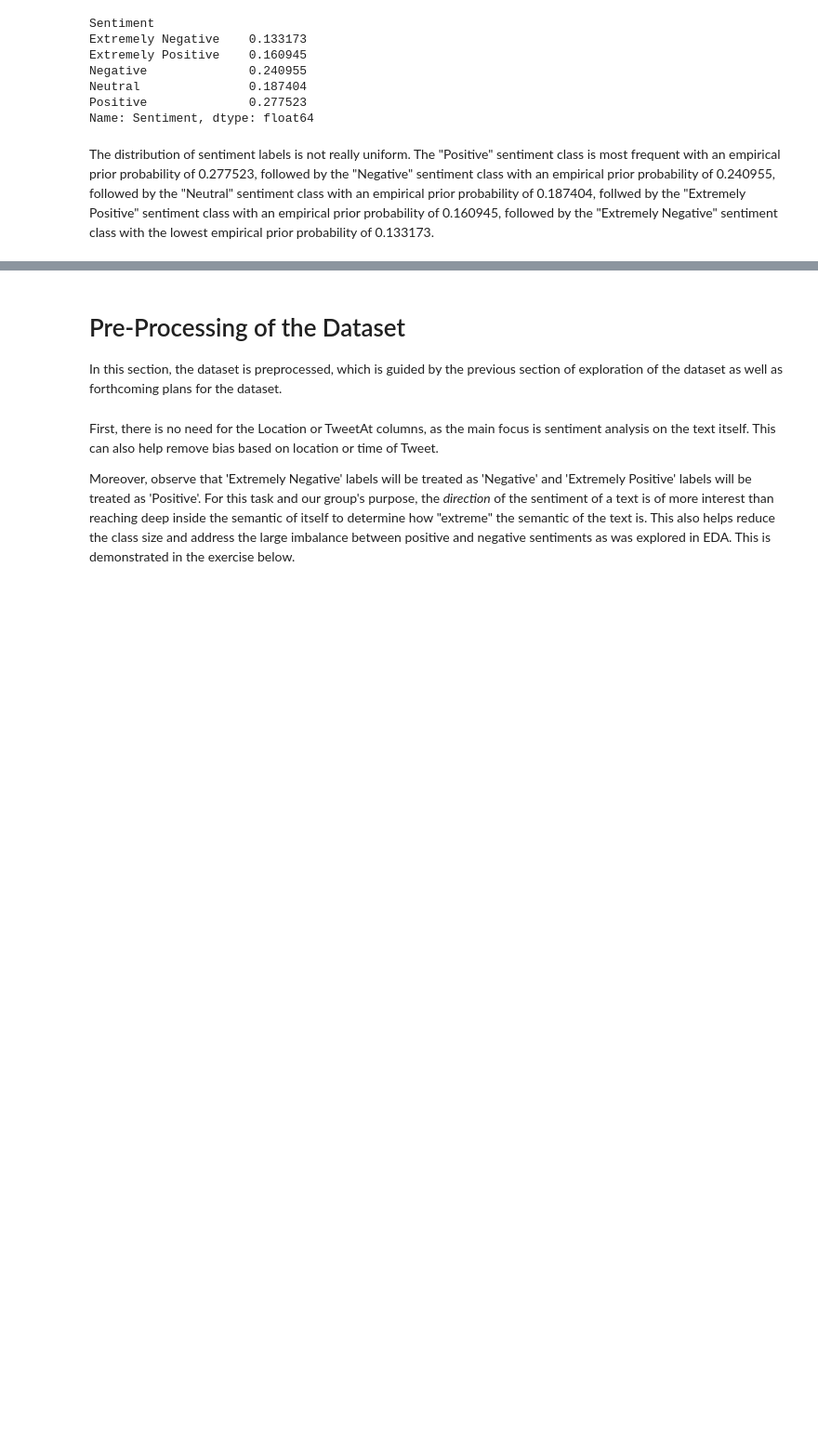
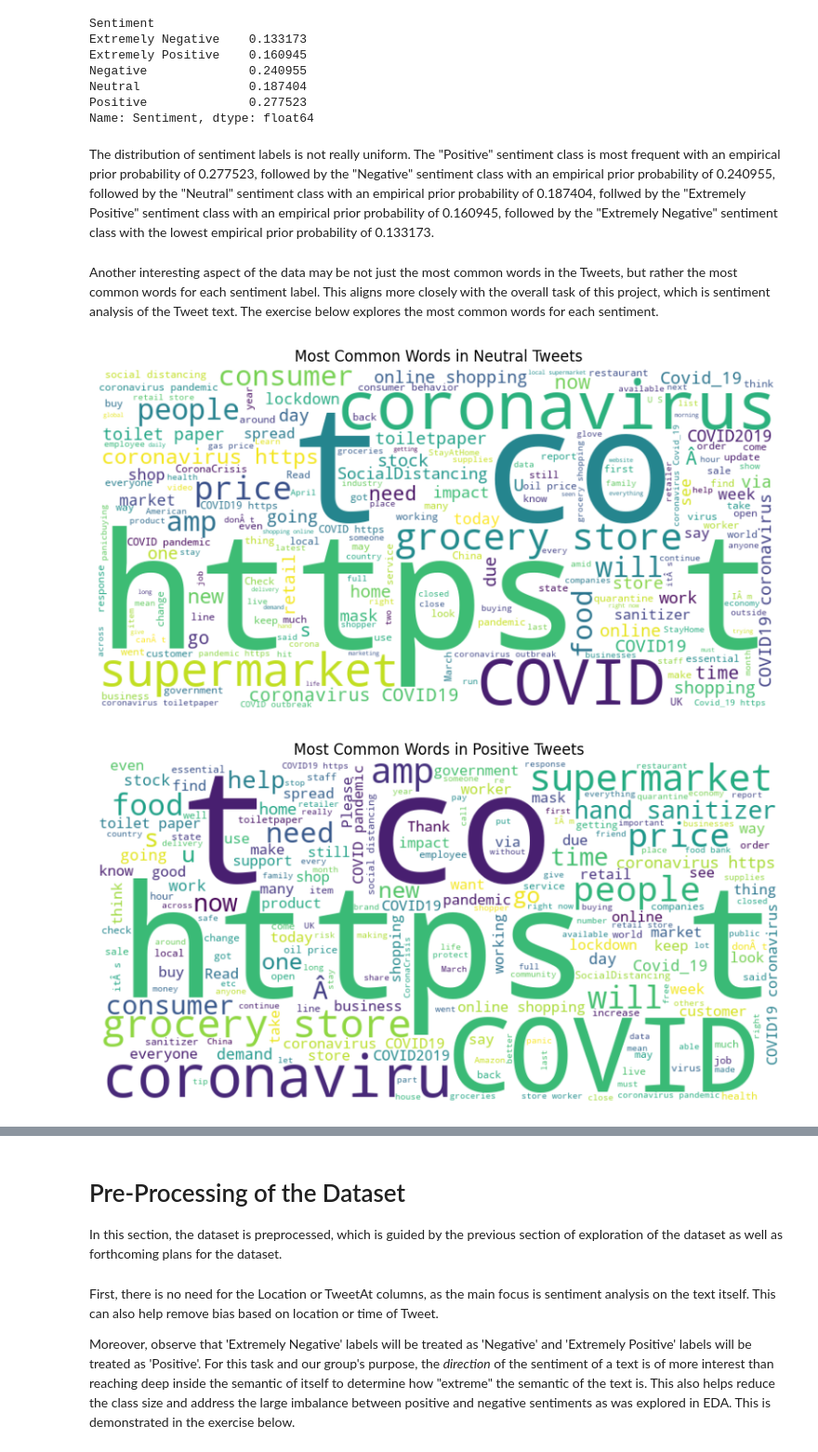
Before and after one commit to ALIENHZ1/ECE443_Term_Project, a Jupyter notebook: Covid/The_Sigmoid_Squad_Dataset4_3CLASSES.ipynb, the cells around one changed output, grey strips where cells are left out. Shown at 93% size. Drawn from its saved outputs; the diff is of its cells as text; code cells hidden in the pictures; blank space fills up the shorter version.

```diff
--- a/Covid/The_Sigmoid_Squad_Dataset4_3CLASSES.ipynb
+++ b/Covid/The_Sigmoid_Squad_Dataset4_3CLASSES.ipynb
@@ -319,3 +376,20 @@ Positive              0.277523
 Name: Sentiment, dtype: float64
 # %% [markdown]
 The distribution of sentiment labels is not really uniform. The "Positive" sentiment class is most frequent with an empirical prior probability of 0.277523, followed by the "Negative" sentiment class with an empirical prior probability of 0.240955, followed by the "Neutral" sentiment class with an empirical prior probability of 0.187404, follwed by the "Extremely Positive" sentiment class with an empirical prior probability of 0.160945, followed by the "Extremely Negative" sentiment class with the lowest empirical prior probability of 0.133173.
+# %% [markdown]
+Another interesting aspect of the data may be not just the most common words in the Tweets, but rather the most common words for each sentiment label. This aligns more closely with the overall task of this project, which is sentiment analysis of the Tweet text. The exercise below explores the most common words for each sentiment.
+# %%
+def create_wordcloud(sentiment):
+    text = " ".join(train_df[train_df['Sentiment'] == sentiment]['OriginalTweet'].astype(str))
+    wordcloud = WordCloud(width=800, height=400, background_color='white').generate(text)
+    plt.figure(figsize=(10, 5))
+    plt.imshow(wordcloud, interpolation='bilinear')
+    plt.title(f'Most Common Words in {sentiment} Tweets')
+    plt.axis('off')
+    plt.show()
+
+for sentiment in train_df['Sentiment'].unique():
+    create_wordcloud(sentiment)
+# %% [output]
+[figure, added]
+[figure, added]
```
Also changed, not shown: parts of 33 cells of this notebook.
